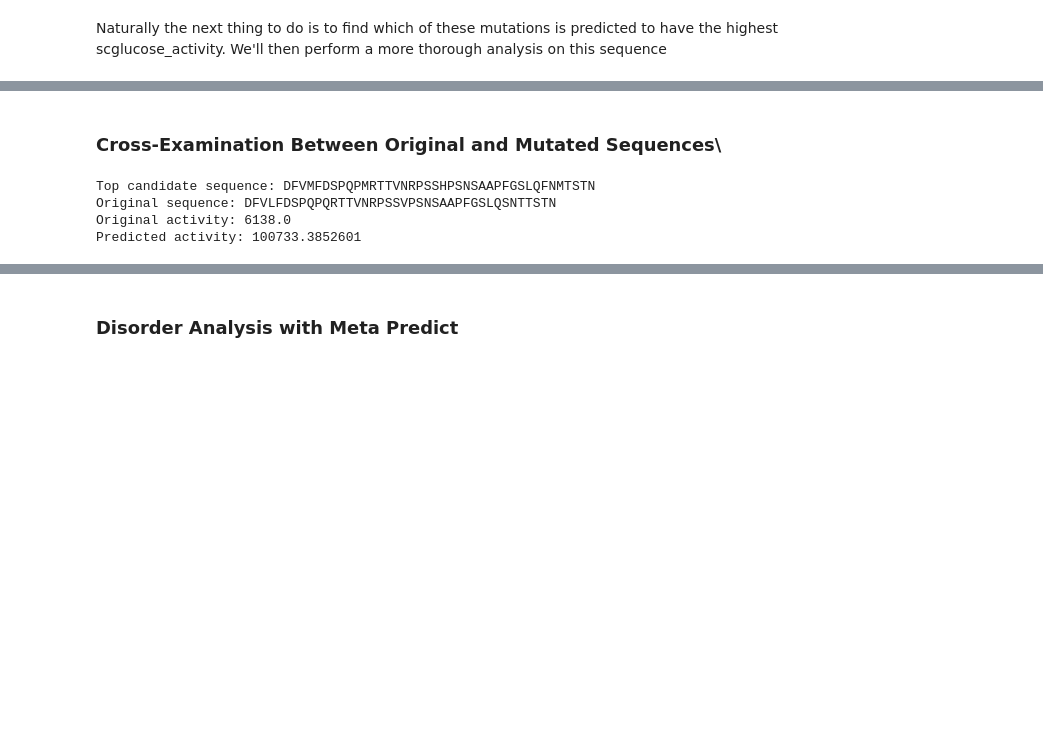
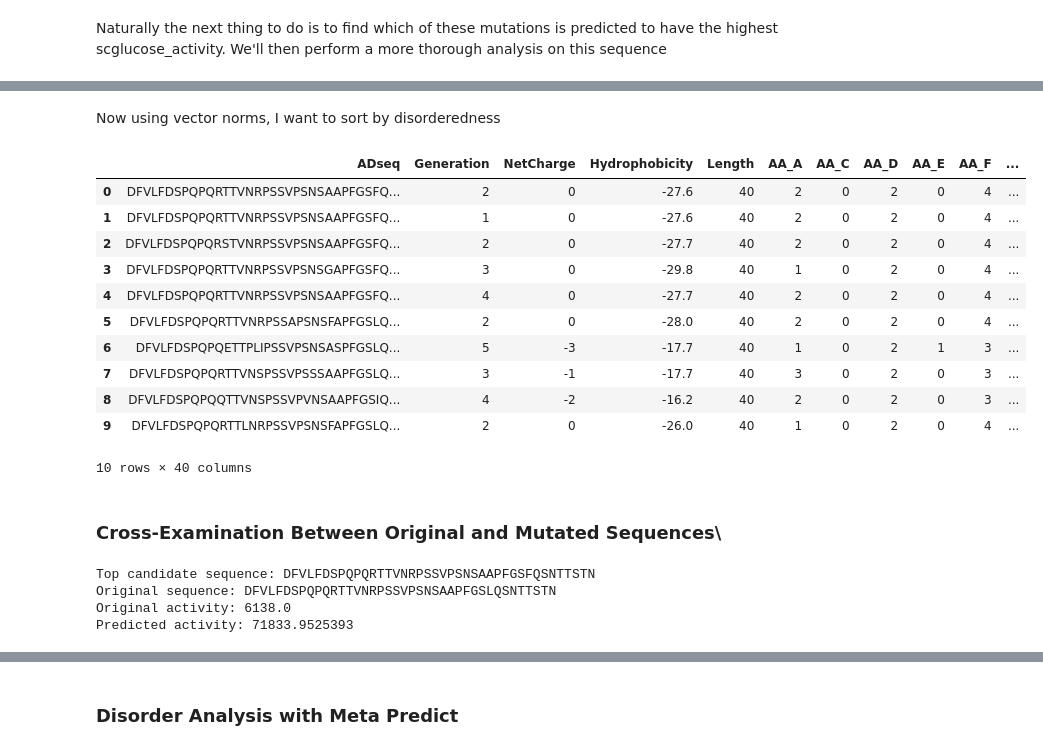
Before and after one commit to Qamil-Mirza/compbio146-berkeley, a Jupyter notebook: ds4bio-sp25/final-group/mutator.ipynb, the cells around one changed output, grey strips where cells are left out. Drawn from its saved outputs; the diff is of its cells as text; code cells hidden in the pictures; blank space fills up the shorter version.

```diff
--- a/ds4bio-sp25/final-group/mutator.ipynb
+++ b/ds4bio-sp25/final-group/mutator.ipynb
@@ -286,16 +335,42 @@ highest_activity_candidates
+# %% [markdown]
+Now using vector norms, I want to sort by disorderedness
+# %%
+orig_seq_disorder = np.array(meta.predict_disorder(protein_sequence))
+top_500_disorder = np.array([meta.predict_disorder(seq) for seq in top_500["ADseq"]])
+top_500_disorder = np.array(top_500_disorder)
+
+
+# now sort by the disorder
+sorted_disorder = np.argsort(np.linalg.norm(top_500_disorder - orig_seq_disorder, axis=1))
+sorted_disorder = top_500.iloc[sorted_disorder]
+sorted_disorder = sorted_disorder.reset_index(drop=True)
+sorted_disorder.head(10)
+# %% [output]
+|  | ADseq | Generation | NetCharge | Hydrophobicity | Length | AA_A | AA_C | AA_D | AA_E | AA_F | ... |
+| 0 | DFVLFDSPQPQRTTVNRPSSVPSNSAAPFGSFQ... | 2 | 0 | -27.6 | 40 | 2 | 0 | 2 | 0 | 4 | ... |
+| 1 | DFVLFDSPQPQRTTVNRPSSVPSNSAAPFGSFQ... | 1 | 0 | -27.6 | 40 | 2 | 0 | 2 | 0 | 4 | ... |
+| 2 | DFVLFDSPQPQRSTVNRPSSVPSNSAAPFGSFQ... | 2 | 0 | -27.7 | 40 | 2 | 0 | 2 | 0 | 4 | ... |
+| 3 | DFVLFDSPQPQRTTVNRPSSVPSNSGAPFGSFQ... | 3 | 0 | -29.8 | 40 | 1 | 0 | 2 | 0 | 4 | ... |
+| 4 | DFVLFDSPQPQRTTVNRPSSVPSNSAAPFGSFQ... | 4 | 0 | -27.7 | 40 | 2 | 0 | 2 | 0 | 4 | ... |
+| 5 | DFVLFDSPQPQRTTVNRPSSAPSNSFAPFGSLQ... | 2 | 0 | -28.0 | 40 | 2 | 0 | 2 | 0 | 4 | ... |
+| 6 | DFVLFDSPQPQETTPLIPSSVPSNSASPFGSLQ... | 5 | -3 | -17.7 | 40 | 1 | 0 | 2 | 1 | 3 | ... |
+| 7 | DFVLFDSPQPQRTTVNSPSSVPSSSAAPFGSLQ... | 3 | -1 | -17.7 | 40 | 3 | 0 | 2 | 0 | 3 | ... |
+| 8 | DFVLFDSPQPQQTTVNSPSSVPVNSAAPFGSIQ... | 4 | -2 | -16.2 | 40 | 2 | 0 | 2 | 0 | 3 | ... |
+| 9 | DFVLFDSPQPQRTTLNRPSSVPSNSFAPFGSLQ... | 2 | 0 | -26.0 | 40 | 1 | 0 | 2 | 0 | 4 | ... |
+10 rows × 40 columns
 # %% [markdown]
 ### Cross-Examination Between Original and Mutated Sequences\
 # %%
-top_candidate = highest_activity_candidates.iloc[0]
+top_candidate = sorted_disorder.iloc[0]
 print(f"Top candidate sequence: {top_candidate['ADseq']}")
 print(f"Original sequence: {protein_sequence}")
 print(f"Original activity: {activity_value}")
 print(f"Predicted activity: {top_candidate['Activity_SCglucose']}")
 # %% [output]
-Top candidate sequence: DFVMFDSPQPMRTTVNRPSSHPSNSAAPFGSLQFNMTSTN
+Top candidate sequence: DFVLFDSPQPQRTTVNRPSSVPSNSAAPFGSFQSNTTSTN
 Original sequence: DFVLFDSPQPQRTTVNRPSSVPSNSAAPFGSLQSNTTSTN
 Original activity: 6138.0
-Predicted activity: 100733.3852601
+Predicted activity: 71833.9525393
 # %%
 # i wanna see how these two are different
 def compare_sequences(seq1: str, seq2: str) -> list[tuple[int, str, str]]:
```
Also changed, not shown: parts of 14 cells of this notebook.
